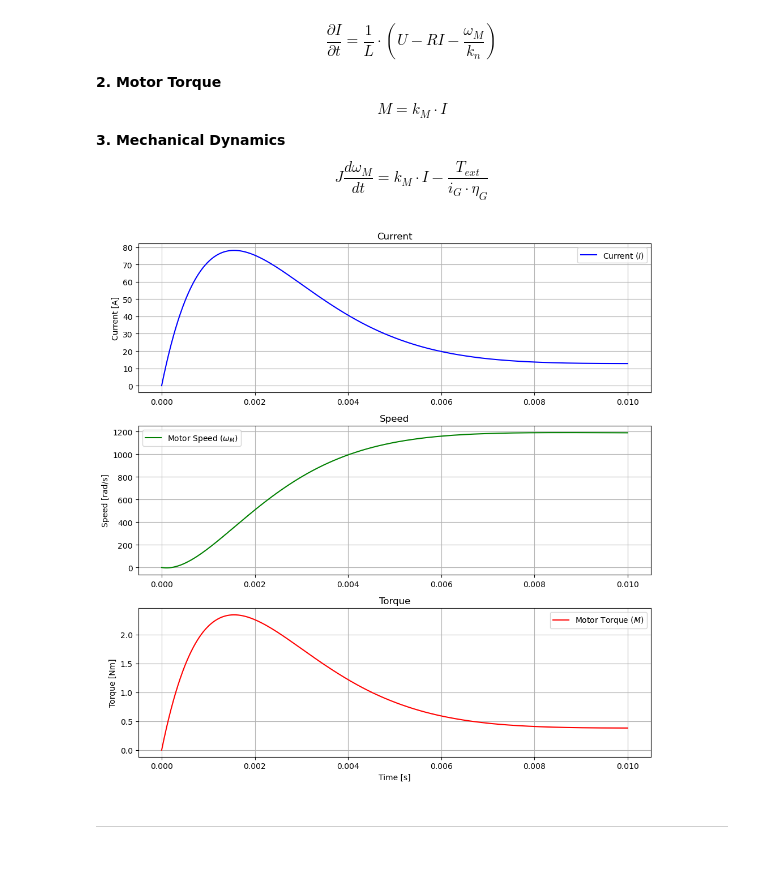
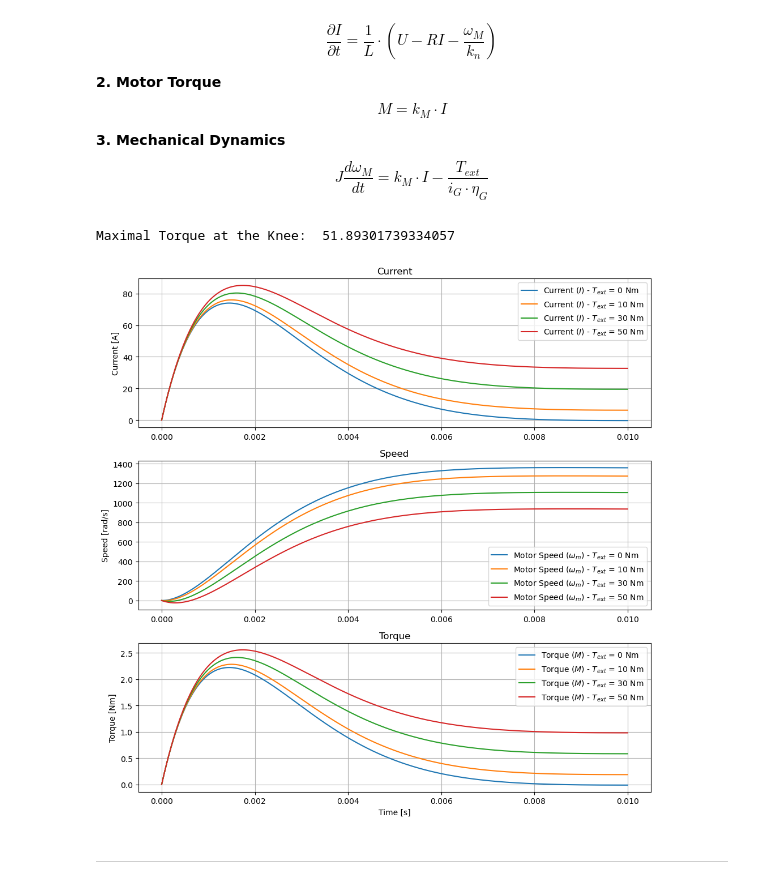
Before and after one commit to whichspaceiam/Computational_Bionics, a Jupyter notebook: Exercise_1/Exercise1.ipynb, the cells around one changed output. Saved outputs shown, nothing was run; the diff lists cells and outputs as text; code cells hidden in the pictures.

```diff
--- a/Exercise_1/Exercise1.ipynb
+++ b/Exercise_1/Exercise1.ipynb
@@ -683,13 +683,17 @@ eta_G = 0.85 # gear efficiency
 filename = 'gait_data.xls'
 gait_data = pd.read_excel(filename, engine='xlrd')
 m_body = 100 # kg
-MX_H = np.array(gait_data["MX_H[Nm/kg]"]) * m_body
+MX_K = np.array(gait_data["MX_K[Nm/kg]"]) * m_body
 
-T_ext = 20 # Nm
+T_ext = [0, 10, 30, 50] # Nm
+
+print("Maximal Torque at the Knee: ", np.max(MX_K))
+# %% [output]
+Maximal Torque at the Knee:  51.89301739334057
 # %%
 # dynamic model equations
 def motor_model(t, y):
-    I, omega_m, M = y
+    I, omega_m, M, T_ext = y
 
     # Current dynamics
     dI_dt = (1/L) * (U - R*I - omega_m / k_n)
@@ -702,60 +706,70 @@ def motor_model(t, y):
 
     dM = k_M * dI_dt
 
-    return [dI_dt, domega_m_dt, dM]
+    return [dI_dt, domega_m_dt, dM, T_ext]
 # %%
 # Initial conditions
 I0 = 0
 M0 = 0
 omega_M0 = 0
-y0 = [I0, omega_M0, M0]
+
+y0 = []
+for T in T_ext:
+    y0.append([I0, omega_M0, M0, T])
 
 # Time span
 t_span = [0, 0.01]
 t_eval = np.linspace(t_span[0], t_span[1], 1000)
 
 # Solve ODE
-sol = solve_ivp(motor_model, t_span, y0, t_eval=t_eval, method='RK45')
+sol = []
+for y0_i in y0:
+    sol.append(solve_ivp(motor_model, t_span, y0_i, t_eval=t_eval, method='RK45'))
 # %%
 # Extract results
-t = sol.t
-I = sol.y[0]        # Motor current [A]
-omega_M = sol.y[1]  # Motor speed [rad/s]
-M = sol.y[2]       # Motor torque [Nm]
+t = sol[0].t
+
+I = [sol[i].y[0] for i in range(len(sol))]
+omega_M = [sol[i].y[1] for i in range(len(sol))]
+M = [sol[i].y[2] for i in range(len(sol))]
 # %%
 # Plot results
 # Current plot
 plt.figure(figsize=(10, 10))
 
+# Currents
 plt.subplot(3, 1, 1)
-plt.plot(t, I, label=r"Current ($I$)", color='b')
+for i in range(len(T_ext)):
+    plt.plot(t, I[i], label=r"Current ($I$) - $T_{ext}$ = " + str(T_ext[i]) + " Nm")
 plt.ylabel("Current [A]")
 plt.grid()
 plt.title("Current")
 plt.legend()
 
 # Speed plot
 plt.subplot(3, 1, 2)
-plt.plot(t, omega_M, label=r"Motor Speed ($\omega_M$)", color='g')
+for i in range(len(T_ext)):
+    plt.plot(t, omega_M[i], label=r"Motor Speed ($\omega_m$) - $T_{ext}$ = " + str(T_ext[i]) + " Nm")
 plt.ylabel("Speed [rad/s]")
 plt.grid()
 plt.title("Speed")
 plt.legend()
 
 # Torque plot
 plt.subplot(3, 1, 3)
-plt.plot(t, M, label=r"Motor Torque ($M$)", color='r')
+for i in range(len(T_ext)):
+    plt.plot(t, M[i], label=r"Torque ($M$) - $T_{ext}$ = " + str(T_ext[i]) + " Nm")
 plt.ylabel("Torque [Nm]")
 plt.xlabel("Time [s]")
 plt.grid()
 plt.title("Torque")
 plt.legend()
 
 
 plt.tight_layout()
 plt.show()
 # %% [output]
-[figure, old version]
+[figure, new version]
 # %% [markdown]
 --------------------------------------------------------------
 # %% [markdown]
```
